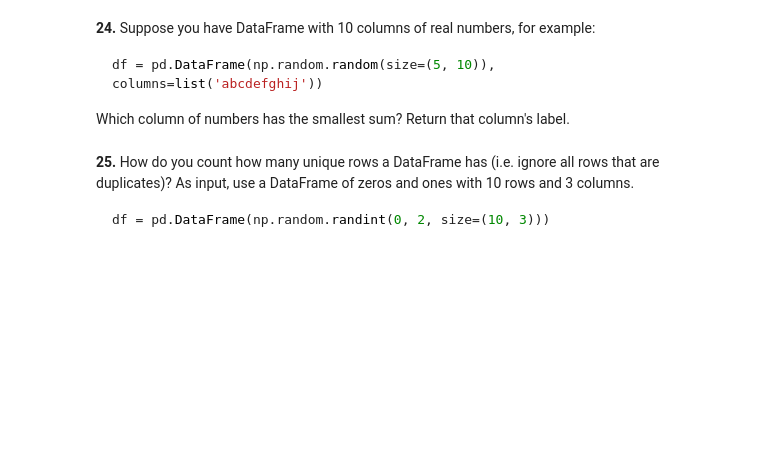
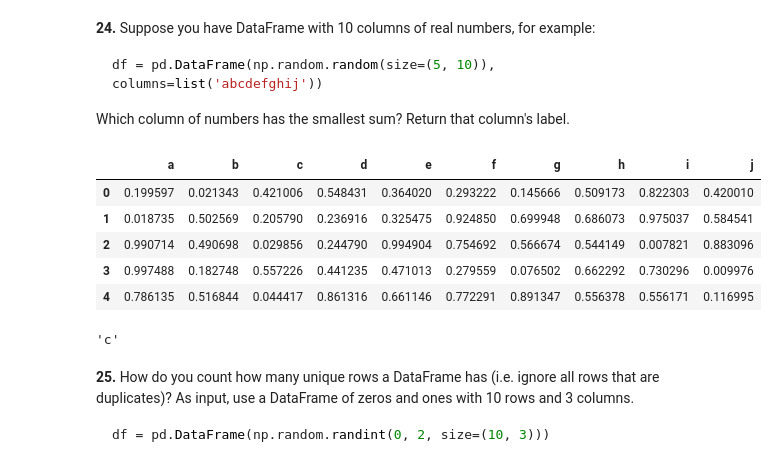
Before and after one commit to drSKleszcz/100-pandas-puzzles, a Jupyter notebook: 100-pandas-puzzles.ipynb, the cells around one changed output. Drawn from its saved outputs; the diff is of its cells as text; code cells hidden in the pictures; blank space fills up the shorter version.

````diff
--- a/100-pandas-puzzles.ipynb
+++ b/100-pandas-puzzles.ipynb
@@ -377,6 +404,20 @@ how do you subtract the row mean from each element in the row?
 df = pd.DataFrame(np.random.random(size=(5, 10)), columns=list('abcdefghij'))
 ```
 Which column of numbers has the smallest sum?  Return that column's label.
+# %%
+df = pd.DataFrame(np.random.random(size=(5, 10)), columns=list('abcdefghij'))
+df
+# %% [output]
+|  | a | b | c | d | e | f | g | h | i | j |
+| 0 | 0.199597 | 0.021343 | 0.421006 | 0.548431 | 0.364020 | 0.293222 | 0.145666 | 0.509173 | 0.822303 | 0.420010 |
+| 1 | 0.018735 | 0.502569 | 0.205790 | 0.236916 | 0.325475 | 0.924850 | 0.699948 | 0.686073 | 0.975037 | 0.584541 |
+| 2 | 0.990714 | 0.490698 | 0.029856 | 0.244790 | 0.994904 | 0.754692 | 0.566674 | 0.544149 | 0.007821 | 0.883096 |
+| 3 | 0.997488 | 0.182748 | 0.557226 | 0.441235 | 0.471013 | 0.279559 | 0.076502 | 0.662292 | 0.730296 | 0.009976 |
+| 4 | 0.786135 | 0.516844 | 0.044417 | 0.861316 | 0.661146 | 0.772291 | 0.891347 | 0.556378 | 0.556171 | 0.116995 |
+# %%
+df.sum(axis=0).idxmin()
+# %% [output]
+'c'
 # %% [markdown]
 **25.** How do you count how many unique rows a DataFrame has (i.e. ignore all rows that are duplicates)? As input, use a DataFrame of zeros and ones with 10 rows and 3 columns.
 
````
Also changed, not shown: parts of 8 cells of this notebook, 1 other file.
